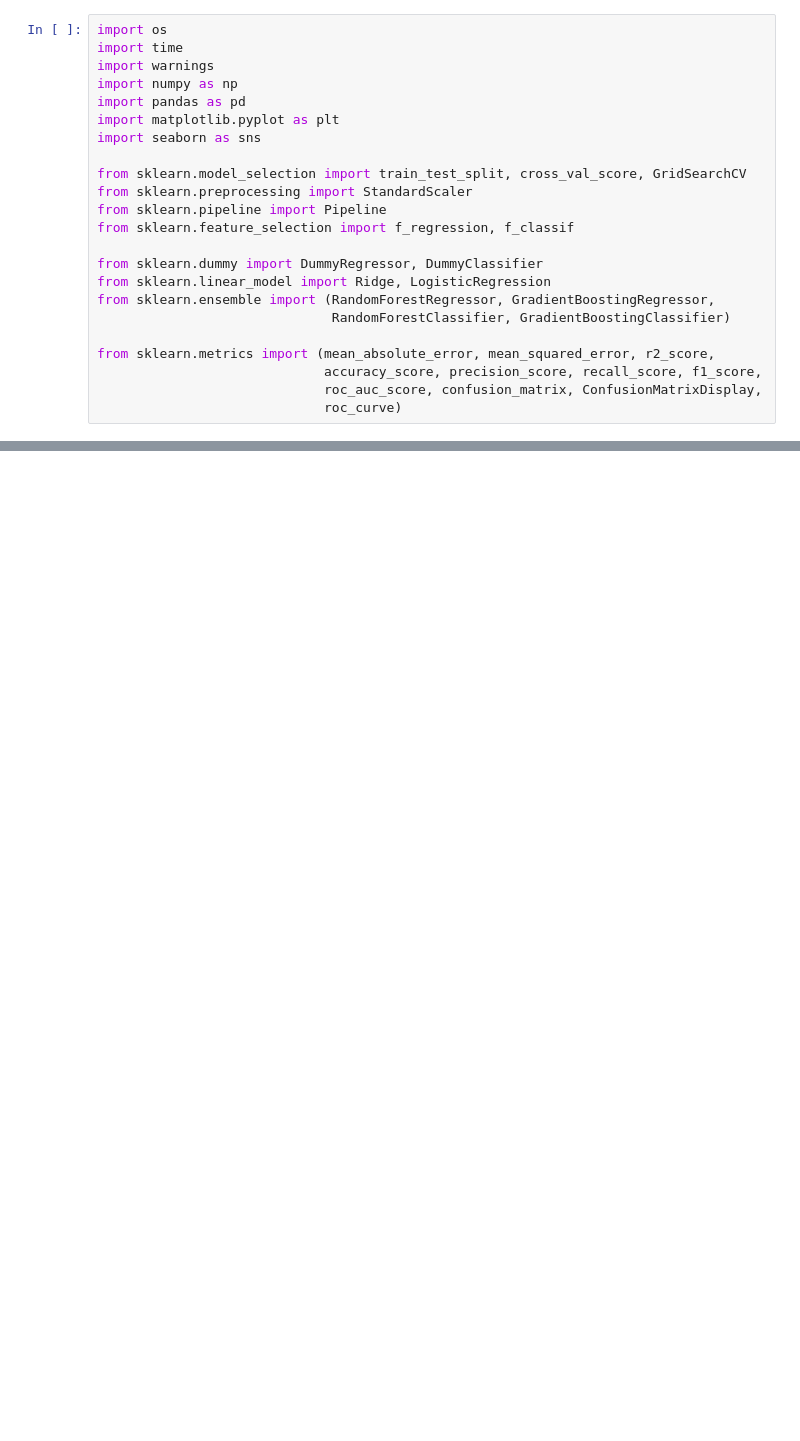
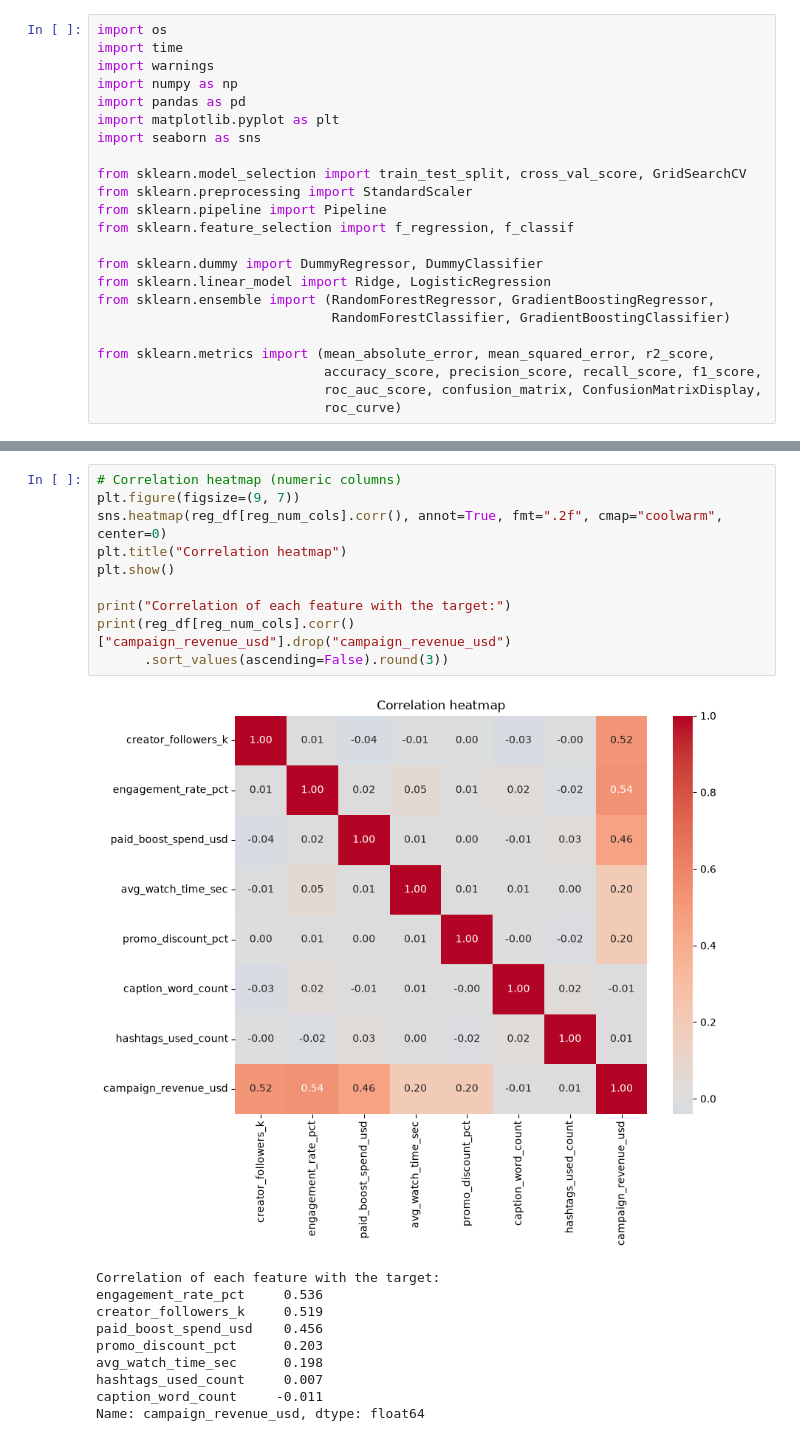
Before and after one commit to contacttayyaba/Machine-learning-Portfolio-Project, a Jupyter notebook: main.ipynb, the cells around one changed output, grey strips where cells are left out. Saved outputs shown, nothing was run; the diff lists cells and outputs as text; blank space fills up the shorter version.

```diff
--- a/main.ipynb
+++ b/main.ipynb
@@ -23,0 +169,21 @@ from sklearn.metrics import (mean_absolute_error, mean_squared_error, r2_score,
+# %%
+# Correlation heatmap (numeric columns)
+plt.figure(figsize=(9, 7))
+sns.heatmap(reg_df[reg_num_cols].corr(), annot=True, fmt=".2f", cmap="coolwarm", center=0)
+plt.title("Correlation heatmap")
+plt.show()
+
+print("Correlation of each feature with the target:")
+print(reg_df[reg_num_cols].corr()["campaign_revenue_usd"].drop("campaign_revenue_usd")
+      .sort_values(ascending=False).round(3))
+# %% [output]
+[figure, added]
+Correlation of each feature with the target:
+engagement_rate_pct     0.536
+creator_followers_k     0.519
+paid_boost_spend_usd    0.456
+promo_discount_pct      0.203
+avg_watch_time_sec      0.198
+hashtags_used_count     0.007
+caption_word_count     -0.011
+Name: campaign_revenue_usd, dtype: float64
```
Also changed, not shown: parts of 47 cells of this notebook.
